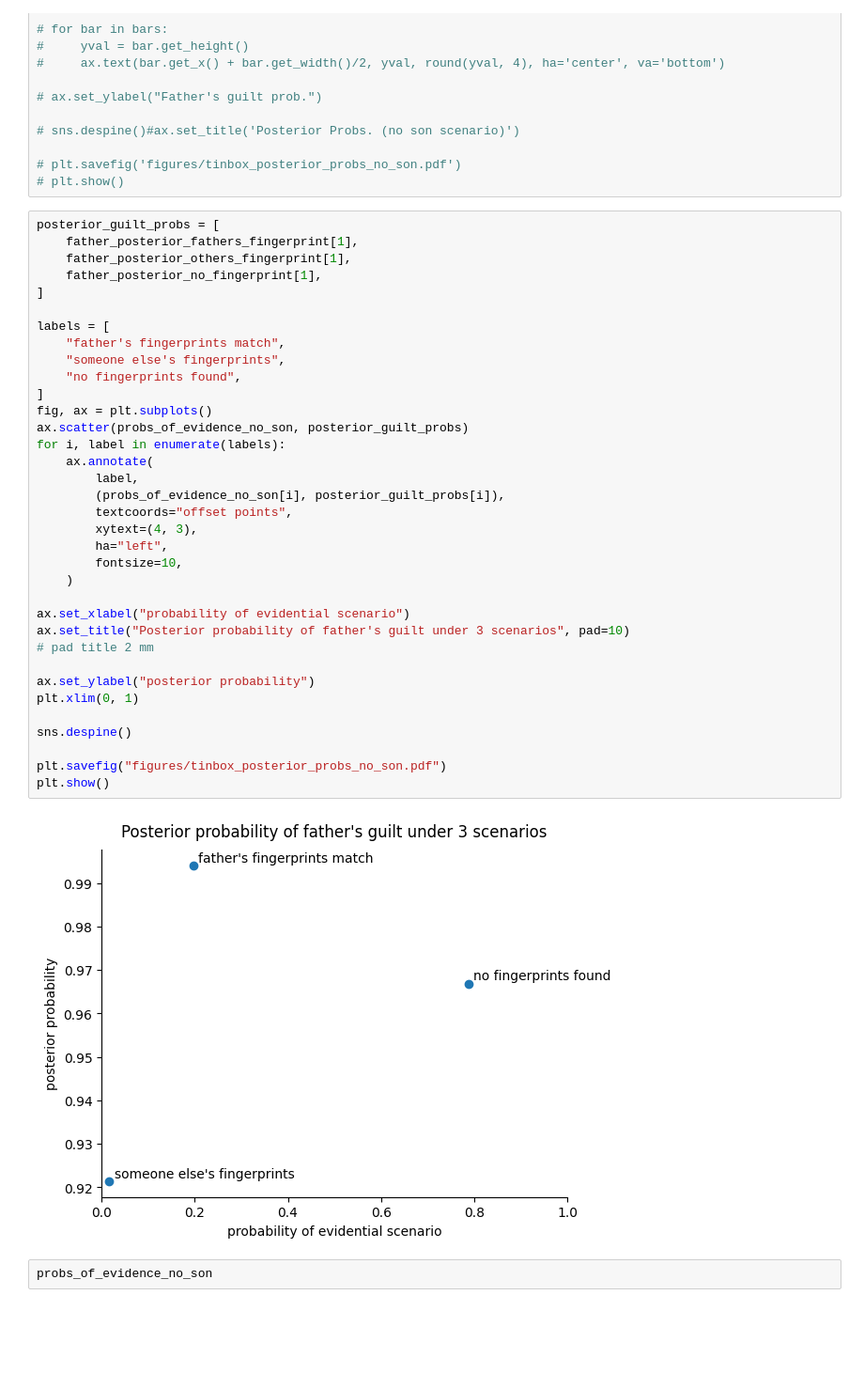
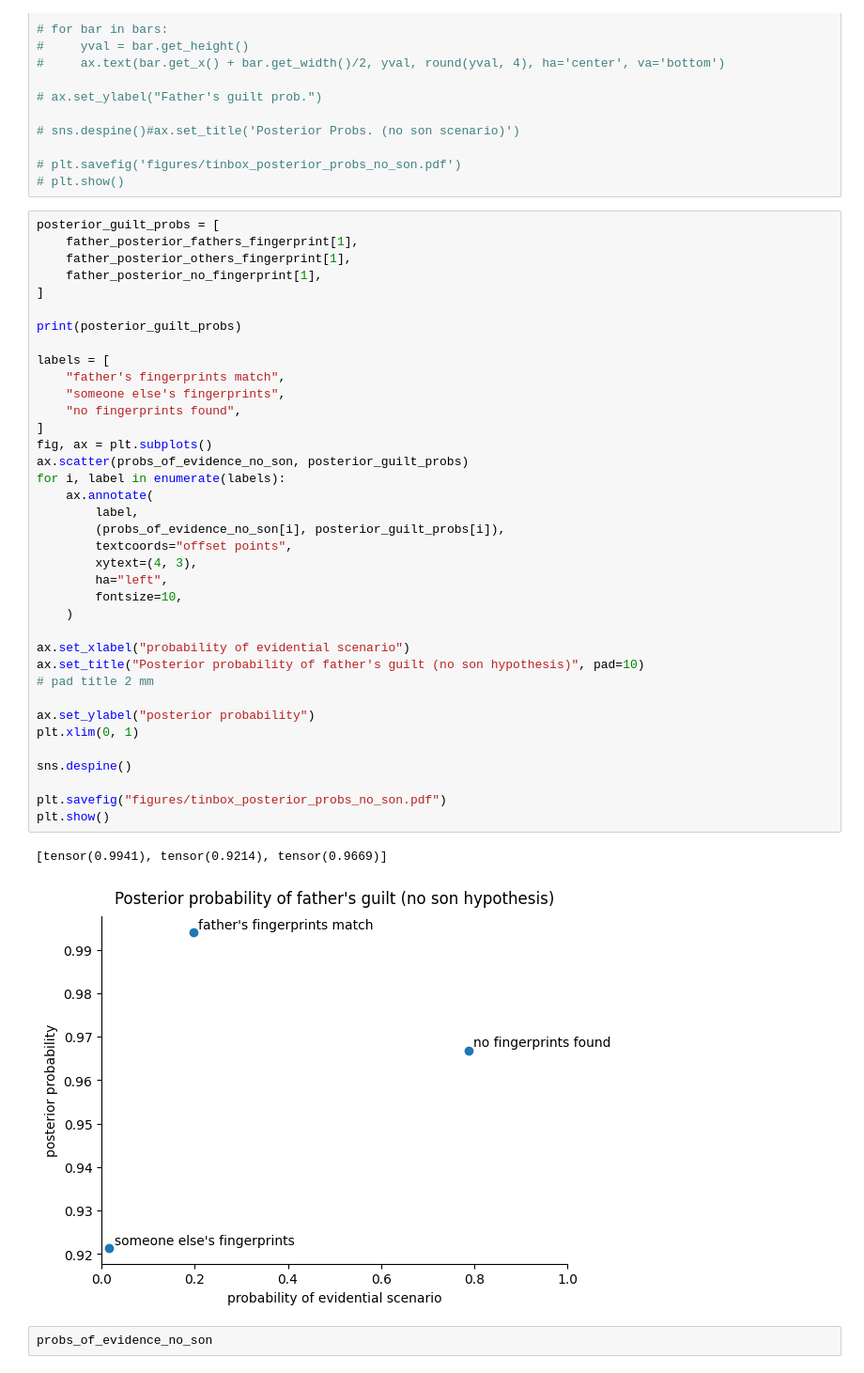
Before and after one commit to rfl-urbaniak/MRbook, a Jupyter notebook: docs/weight/tinbox.ipynb, the cells around one changed output. Shown at 94% size. Cells and saved outputs as stored; diff of their text form; blank space fills up the shorter version.

```diff
--- a/docs/weight/tinbox.ipynb
+++ b/docs/weight/tinbox.ipynb
@@ -466,37 +466,40 @@ posterior_guilt_probs = [
     father_posterior_others_fingerprint[1],
     father_posterior_no_fingerprint[1],
 ]
+
+print(posterior_guilt_probs)
 
 labels = [
     "father's fingerprints match",
     "someone else's fingerprints",
     "no fingerprints found",
 ]
 fig, ax = plt.subplots()
 ax.scatter(probs_of_evidence_no_son, posterior_guilt_probs)
 for i, label in enumerate(labels):
     ax.annotate(
         label,
         (probs_of_evidence_no_son[i], posterior_guilt_probs[i]),
         textcoords="offset points",
         xytext=(4, 3),
         ha="left",
         fontsize=10,
     )
 
 ax.set_xlabel("probability of evidential scenario")
-ax.set_title("Posterior probability of father's guilt under 3 scenarios", pad=10)
+ax.set_title("Posterior probability of father's guilt (no son hypothesis)", pad=10)
 # pad title 2 mm
 
 ax.set_ylabel("posterior probability")
 plt.xlim(0, 1)
 
 sns.despine()
 
 plt.savefig("figures/tinbox_posterior_probs_no_son.pdf")
 plt.show()
 # %% [output]
+[tensor(0.9941), tensor(0.9214), tensor(0.9669)]
-[figure, old version]
+[figure, new version]
 # %%
 probs_of_evidence_no_son
 # %% [output]
```
Also changed, not shown: parts of 1 cell of this notebook.
